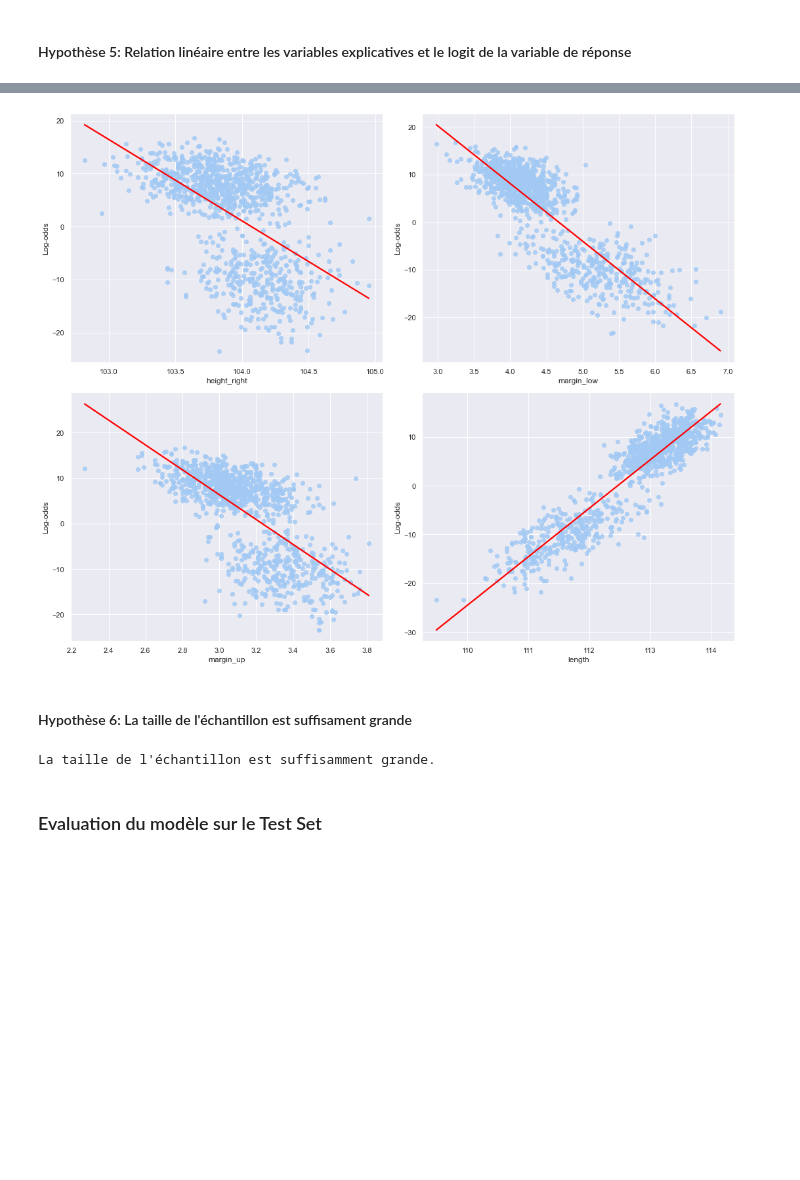
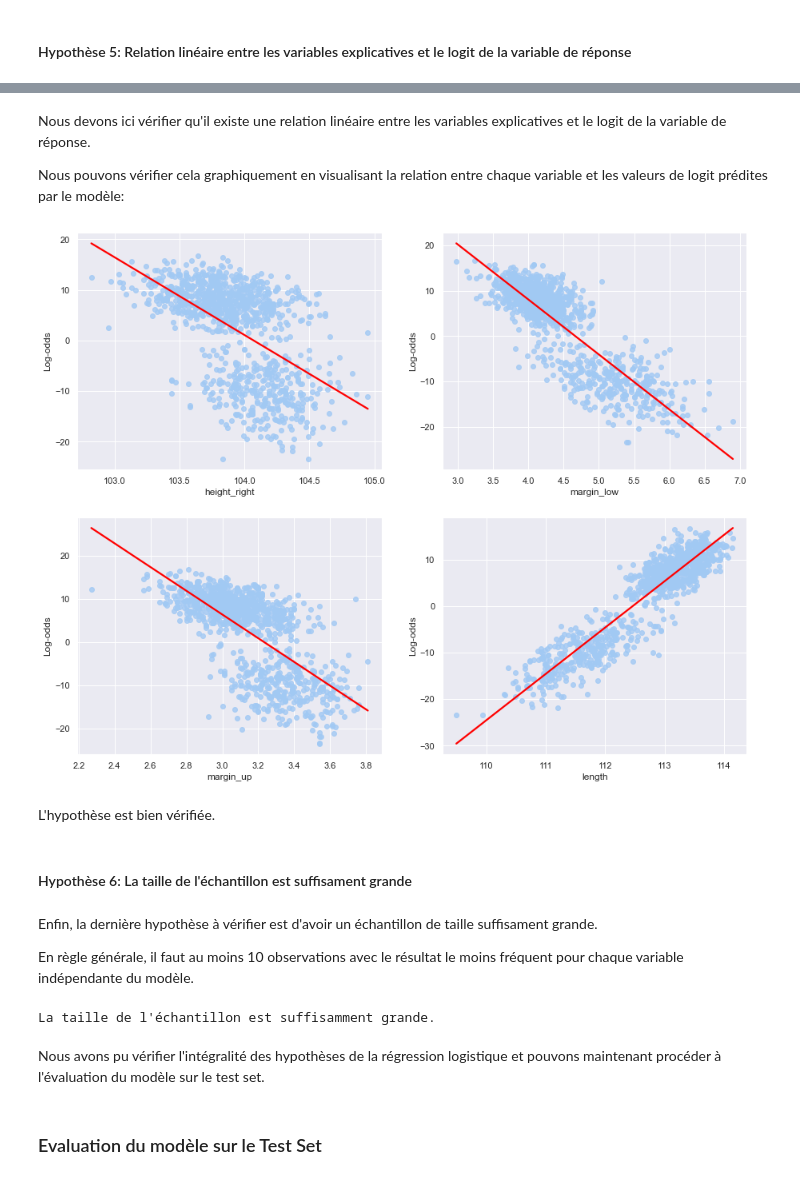
Before and after one commit to datadosreis/Detection-de-faux-billets, a Jupyter notebook: Detection_de_faux_billets_ML.ipynb, the cells around one changed output, grey strips where cells are left out. Drawn from its saved outputs; the diff is of its cells as text; code cells hidden in the pictures; blank space fills up the shorter version.

```diff
--- a/DosReis_Antoine_1_code_022023.ipynb
+++ b/Detection_de_faux_billets_ML.ipynb
@@ -1112,37 +1042,46 @@ const                         -2.659e+04   8.68e+04     -0.306      0.759   -1.9
+# %% [markdown]
+Nous devons ici vérifier qu'il existe une relation linéaire entre les variables explicatives et le logit de la variable de réponse.
+
+Nous pouvons vérifier cela graphiquement en visualisant la relation entre chaque variable et les valeurs de logit prédites par le modèle:
 # %%
-# Re-run logistic regression on original set of X and y variables
+# On exécute la régression logistique
 predicted = logit_model.predict(X_train)
 
-# Get log odds values
+# On calcule les valeurs des log odds
 log_odds = np.log(predicted / (1 - predicted))
 
-# Visualize predictor continuous variable vs logit values
+# Visualisation des variables du prédicteur par rapport aux valeurs logit
 fig, axs = plt.subplots(nrows=2, ncols=2, figsize=(15, 12))
 
-# Plot for height_right vs log-odds
+# height_right vs log-odds
 sns.regplot(x=X_train['height_right'].values, y=log_odds, ax=axs[0, 0], line_kws={'color': 'red'}, ci=None)
 axs[0, 0].set_xlabel("height_right")
 axs[0, 0].set_ylabel("Log-odds")
 
-# Plot for margin_low vs log-odds
+# margin_low vs log-odds
 sns.regplot(x=X_train['margin_low'].values, y=log_odds, ax=axs[0, 1], line_kws={'color': 'red'}, ci=None)
 axs[0, 1].set_xlabel("margin_low")
 axs[0, 1].set_ylabel("Log-odds")
 
-# Plot for margin_up vs log-odds
+# margin_up vs log-odds
 sns.regplot(x=X_train['margin_up'].values, y=log_odds, ax=axs[1, 0], line_kws={'color': 'red'}, ci=None)
 axs[1, 0].set_xlabel("margin_up")
 axs[1, 0].set_ylabel("Log-odds")
 
-# Plot for length vs log-odds
+# length vs log-odds
 sns.regplot(x=X_train['length'].values, y=log_odds, ax=axs[1, 1], line_kws={'color': 'red'}, ci=None)
 axs[1, 1].set_xlabel("length")
 axs[1, 1].set_ylabel("Log-odds")
 
-plt.tight_layout()
 plt.show()
 # %% [output]
-[figure, old version]
+[figure, new version]
+# %% [markdown]
+L'hypothèse est bien vérifiée.
 # %% [markdown]
 #### Hypothèse 6: La taille de l'échantillon est suffisament grande
+# %% [markdown]
+Enfin, la dernière hypothèse à vérifier est d'avoir un échantillon de taille suffisament grande.
+
+En règle générale, il faut au moins 10 observations avec le résultat le moins fréquent pour chaque variable indépendante du modèle.
 # %%
@@ -1155,6 +1092,8 @@ else:
     print("La taille de l'échantillon est trop petite.")
 # %% [output]
 La taille de l'échantillon est suffisamment grande.
+# %% [markdown]
+Nous avons pu vérifier l'intégralité des hypothèses de la régression logistique et pouvons maintenant procéder à l'évaluation du modèle sur le test set.
 # %% [markdown]
 ### Evaluation du modèle sur le Test Set
 # %%
```
Also changed, not shown: parts of 46 cells of this notebook, 3 other files.
